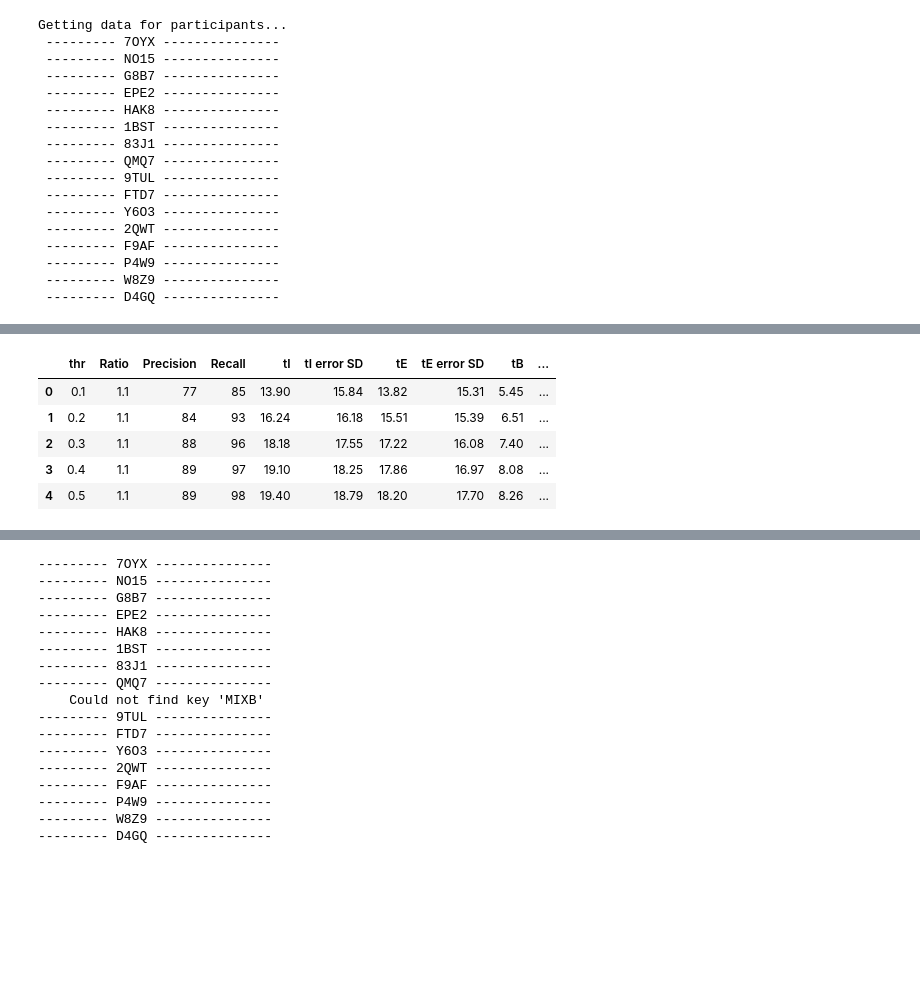
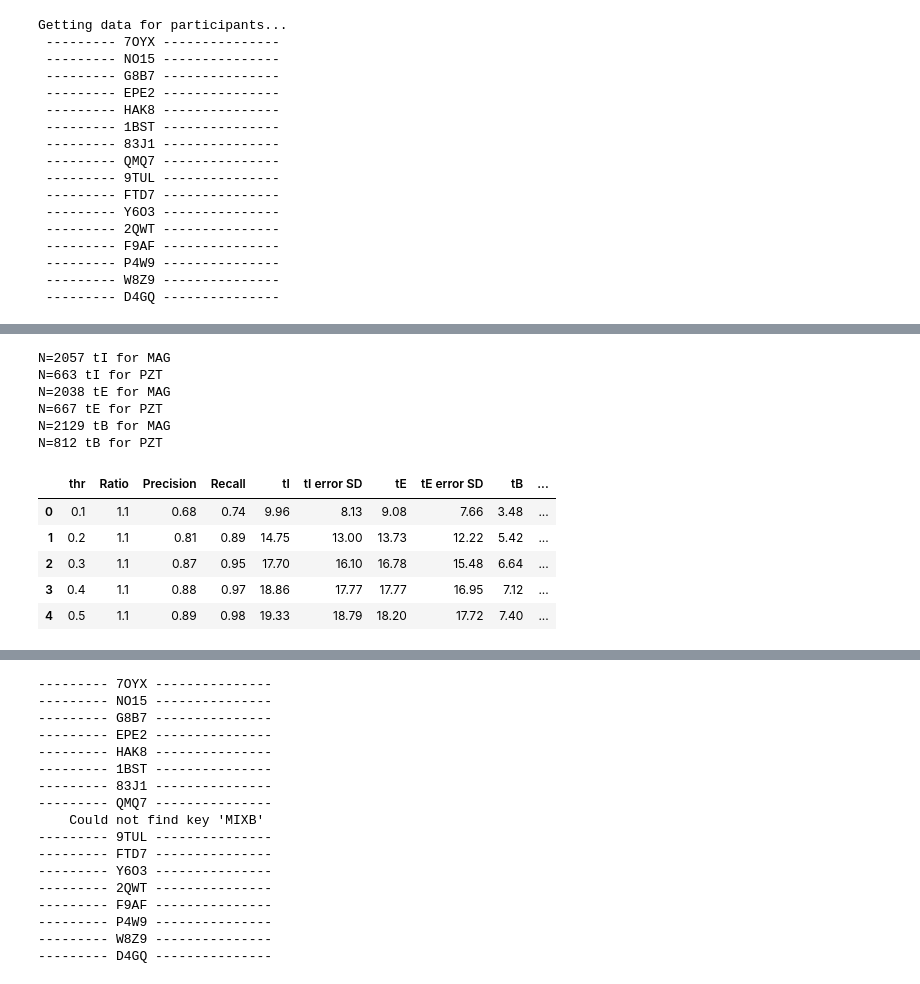
Before and after one commit to anascacais/analysis-RESP-data, a Jupyter notebook: overview_analysis.ipynb, the cells around one changed output, grey strips where cells are left out. Cells and saved outputs as stored; diff of their text form; code cells hidden in the pictures; blank space fills up the shorter version.

```diff
--- a/overview_analysis.ipynb
+++ b/overview_analysis.ipynb
@@ -14,6 +16,8 @@ from get_data import get_data_by_id_activity
 acquisition_folderpath = 'Aquisicao'
 id_participants = get_participant_ids(acquisition_folderpath)
 data, data_raw = get_data_by_id_activity(acquisition_folderpath)
+
+threshold_acceptability = 0.1
 # %% [output]
 Getting data for participants...
  --------- 7OYX ---------------
@@ -44,24 +63,44 @@ TypeError: cannot unpack non-iterable NoneType object
-# %%
-thrs_comparison = pd.DataFrame({
-    "thr": [0.1, 0.2, 0.3, 0.4, 0.5],
-    "Ratio": [1.1, 1.1, 1.1, 1.1, 1.1],
-    "Precision": [77, 84, 88, 89, 89],
-    "Recall": [85, 93, 96, 97, 98],
-    "tI": [13.9, 16.24, 18.18, 19.1, 19.4],
-    "tI error SD": [15.84, 16.18, 17.55, 18.25, 18.79],
-    "tE": [13.82, 15.51, 17.22, 17.86, 18.20],
-    "tE error SD": [15.31, 15.39, 16.08, 16.97, 17.70],
-    "tB": [5.45, 6.51, 7.40, 8.08, 8.26],
-    "tB error SD": [7.07, 7.79, 8.82, 9.75, 10.13]
-})
-thrs_comparison
-# %% [output]
-|  | thr | Ratio | Precision | Recall | tI | tI error SD | tE | tE error SD | tB | ... |
-| 0 | 0.1 | 1.1 | 77 | 85 | 13.90 | 15.84 | 13.82 | 15.31 | 5.45 | ... |
-| 1 | 0.2 | 1.1 | 84 | 93 | 16.24 | 16.18 | 15.51 | 15.39 | 6.51 | ... |
-| 2 | 0.3 | 1.1 | 88 | 96 | 18.18 | 17.55 | 17.22 | 16.08 | 7.40 | ... |
-| 3 | 0.4 | 1.1 | 89 | 97 | 19.10 | 18.25 | 17.86 | 16.97 | 8.08 | ... |
-| 4 | 0.5 | 1.1 | 89 | 98 | 19.40 | 18.79 | 18.20 | 17.70 | 8.26 | ... |
+# %%
+with open('Results/results.pickle', 'rb') as file:
+    overview = pickle.load(file)
+
+overview_middle = {}
+for id in overview.keys():
+    overview_middle[id] = {key: value for key, value in overview[id].items() if key in ['SNBm', 'UALm', 'UARm']}
+
+# remove middle activities
+for id in overview.keys():
+    del overview[id]["SNBm"]
+    del overview[id]["UALm"]
+    del overview[id]["UARm"]
+# %%
+overview_all = transform_overview_on_overall(overview)
+fr_performance = get_fr_detection_performance(overview_all, target=None)
+bp_performance = get_breath_parameters_performance(overview_all, target=None)
+
+for metric in ["Ratio", "Precision", "Recall"]:
+    update_thr_comparison_file(threshold_acceptability, metric, fr_performance.loc[fr_performance["Sensor"]=="MAG"][metric].values[0])
+
+for metric in ["tI", "tE", "tB"]:
+    metric_performance = bp_performance.loc[bp_performance["Sensor"]=="MAG"].loc[bp_performance["Parameter"]==metric]["Rel. error (%)"].values[0].split(' $\\pm$ ')
+    update_thr_comparison_file(threshold_acceptability, metric, float(metric_performance[0]))
+    update_thr_comparison_file(threshold_acceptability, metric+" error SD", float(metric_performance[1]))
+
+thr_comparison = pd.read_csv('Results/thrs_comparison.csv')
+thr_comparison
+# %% [output]
+N=2057 tI for MAG
+N=663 tI for PZT
+N=2038 tE for MAG
+N=667 tE for PZT
+N=2129 tB for MAG
+N=812 tB for PZT
+|  | thr | Ratio | Precision | Recall | tI | tI error SD | tE | tE error SD | tB | ... |
+| 0 | 0.1 | 1.1 | 0.68 | 0.74 | 9.96 | 8.13 | 9.08 | 7.66 | 3.48 | ... |
+| 1 | 0.2 | 1.1 | 0.81 | 0.89 | 14.75 | 13.00 | 13.73 | 12.22 | 5.42 | ... |
+| 2 | 0.3 | 1.1 | 0.87 | 0.95 | 17.70 | 16.10 | 16.78 | 15.48 | 6.64 | ... |
+| 3 | 0.4 | 1.1 | 0.88 | 0.97 | 18.86 | 17.77 | 17.77 | 16.95 | 7.12 | ... |
+| 4 | 0.5 | 1.1 | 0.89 | 0.98 | 19.33 | 18.79 | 18.20 | 17.72 | 7.40 | ... |
 # %%
 import numpy as np
 
```
Also changed, not shown: parts of 5 cells of this notebook, 15 other files.
